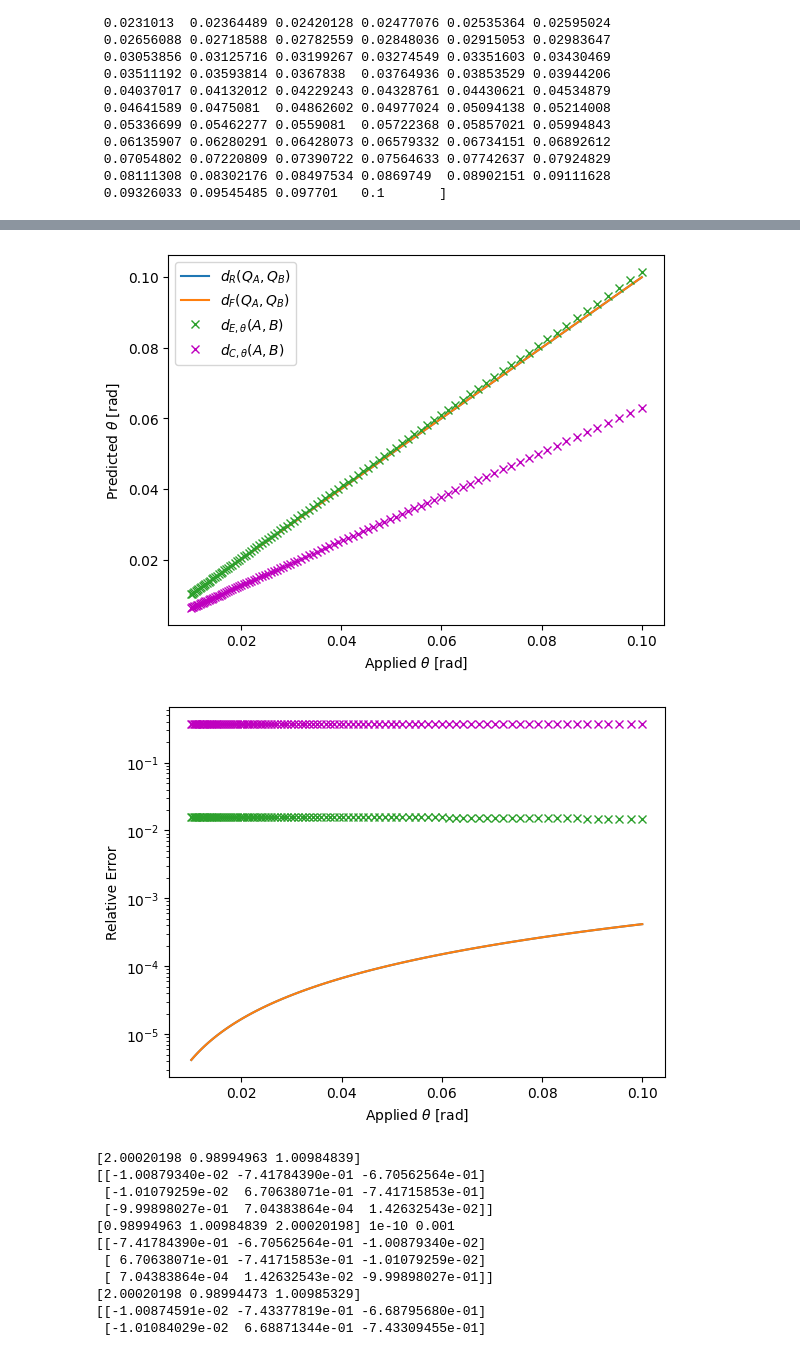
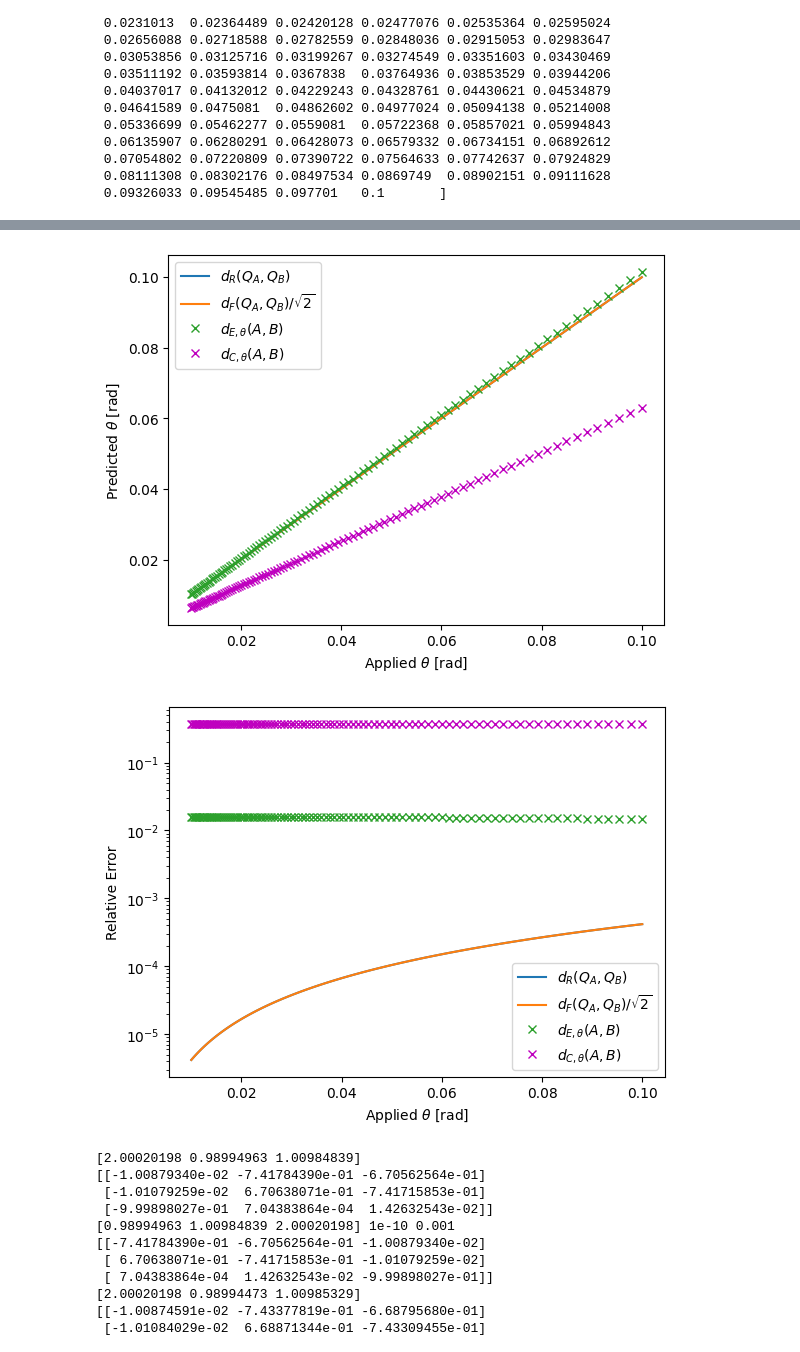
Before and after one commit to pdledger/Rodrigues_Angles, a Jupyter notebook: check_accuracy_apprx_feb2.ipynb, the cells around one changed output, grey strips where cells are left out. Saved outputs shown, nothing was run; the diff lists cells and outputs as text; code cells hidden in the pictures.

```diff
--- a/check_accuracy_apprx_feb2.ipynb
+++ b/check_accuracy_apprx_feb2.ipynb
@@ -197,35 +197,36 @@ AnglestoreRIcommeasfullconstsortedmindiff, AnglestoreRIcommeasapprxconstsortedmi
 # %%
 #print(MinAnglestoreRI,dFMinAnglestoreRI)
 #print(np.fmin(AnglestoreRIfmeasapprxconstsortedmaxdiff_min,AnglestoreRIfmeasapprxconstsortedmindiff_min))
 #print(np.fmin(AnglestoreRIcommeasapprxconstsortedmaxdiff_min,AnglestoreRIcommeasapprxconstsortedmindiff_min))
 
 plt.plot(Frequencies,MinAnglestoreRI,label=r'$d_R(Q_A,Q_B)$')
-plt.plot(Frequencies,dFMinAnglestoreRI/np.sqrt(2),label=r'$d_F(Q_A,Q_B)$')
+plt.plot(Frequencies,dFMinAnglestoreRI/np.sqrt(2),label=r'$d_F(Q_A,Q_B)/\sqrt{2}$')
 plt.plot(Frequencies,np.fmin(AnglestoreRIfmeasapprxconstsortedmaxdiff_min,AnglestoreRIfmeasapprxconstsortedmindiff_min),'x',label=r'$d_{E,\theta}(A,B)$')
 
         #plt.semilogx(Frequencies,np.fmin(AnglestoreRIfmeasapprxconstsortedmaxdiff_max,AnglestoreRIfmeasapprxconstsortedmindiff_min),'x',label=r'Approx $d_R({\cal R},{\cal I})$ from  $d_E({\cal R},{\cal I})$ ')
 plt.plot(Frequencies,np.fmin(AnglestoreRIcommeasapprxconstsortedmaxdiff_min,AnglestoreRIcommeasapprxconstsortedmindiff_min),'xm',label=r'$d_{C,\theta}(A,B)$')
 
 plt.xlabel(r'Applied $\theta$ [rad]')
 plt.ylabel(r'Predicted $\theta$ [rad]')
 plt.legend()
 plt.savefig("check_accurracy_applied_theta_prediction.pdf")
 plt.show()
 
 plt.semilogy(Frequencies,abs(MinAnglestoreRI-Frequencies)/Frequencies,label=r'$d_R(Q_A,Q_B)$')
 plt.semilogy(Frequencies,abs(dFMinAnglestoreRI/np.sqrt(2)-Frequencies)/Frequencies,label=r'$d_F(Q_A,Q_B)/\sqrt{2}$')
 plt.semilogy(Frequencies,abs(np.fmin(AnglestoreRIfmeasapprxconstsortedmaxdiff_min,AnglestoreRIfmeasapprxconstsortedmindiff_min)-Frequencies)/Frequencies,'x',label=r'$d_{E,\theta}(A,B)$')
 
         #plt.semilogx(Frequencies,np.fmin(AnglestoreRIfmeasapprxconstsortedmaxdiff_max,AnglestoreRIfmeasapprxconstsortedmindiff_min),'x',label=r'Approx $d_R({\cal R},{\cal I})$ from  $d_E({\cal R},{\cal I})$ ')
 plt.semilogy(Frequencies,abs(np.fmin(AnglestoreRIcommeasapprxconstsortedmaxdiff_min,AnglestoreRIcommeasapprxconstsortedmindiff_min)-Frequencies)/Frequencies,'xm', label=r'$d_{C,\theta}(A,B)$')
 
+plt.legend()
 plt.xlabel(r'Applied $\theta$ [rad]')
 plt.ylabel(r'Relative Error')
 plt.savefig("check_accurracy_applied_theta_relerror.pdf")
 plt.show()
 # %% [output]
-[figure, old version]
+[figure, new version]
-[figure, old version]
+[figure, new version]
 # %%
 def checkeigen(M,u,Q,omega,mytype,tol):
     order=np.argsort(np.abs(u))
```
Also changed, not shown: parts of 1 cell of this notebook, 2 other files.
